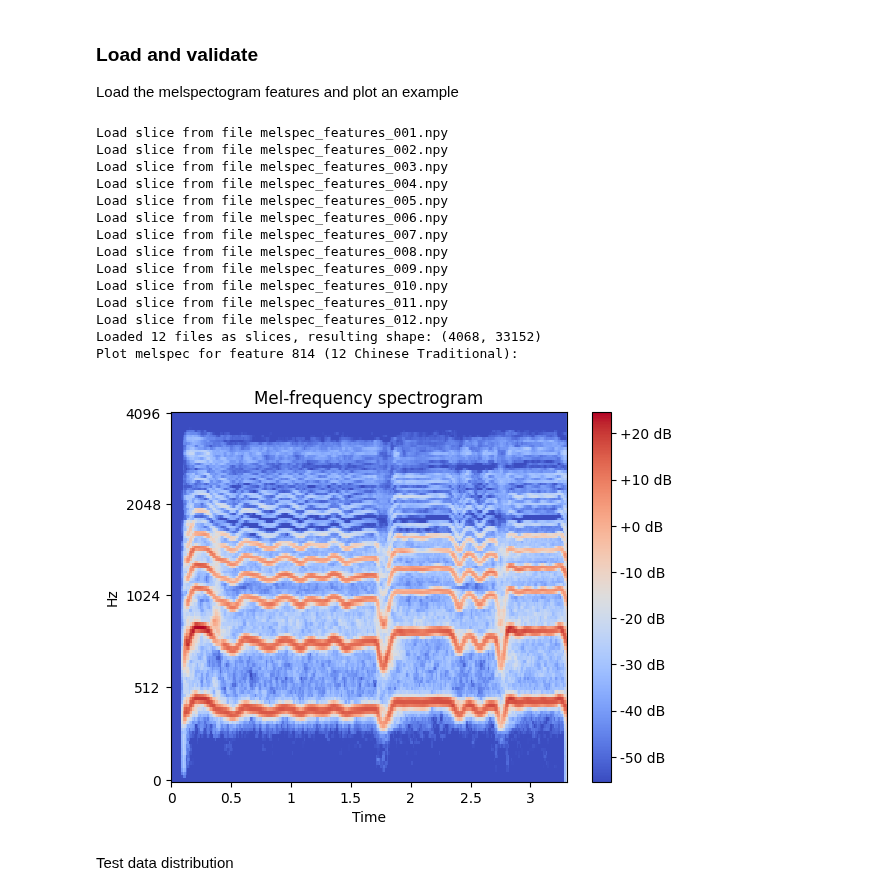
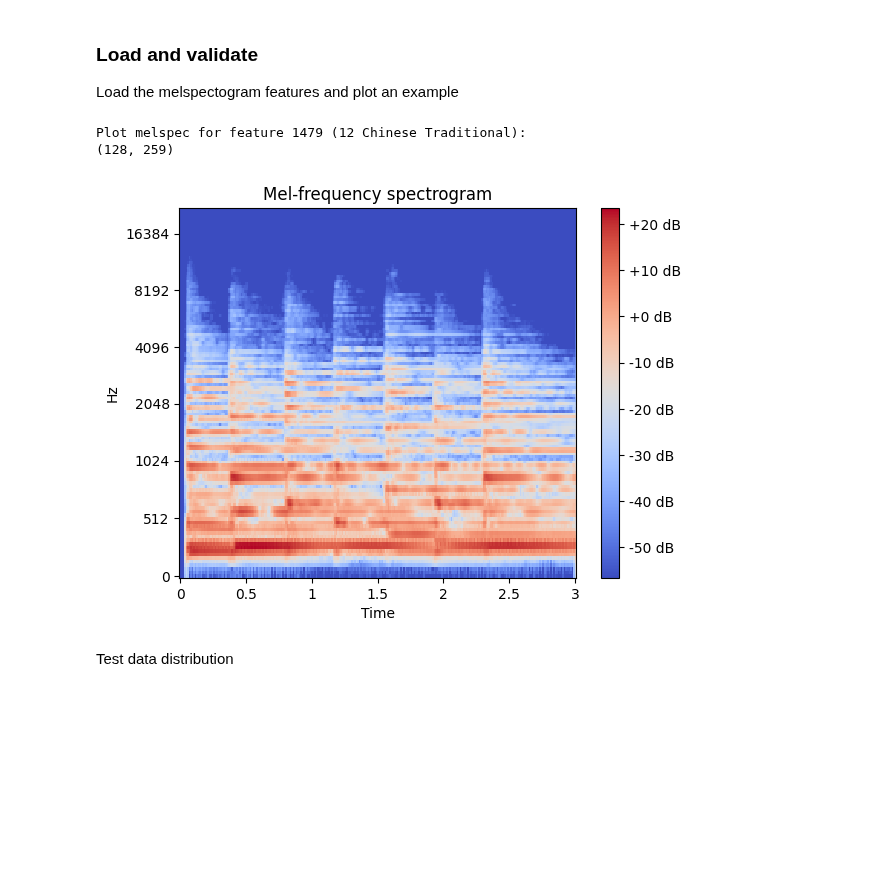
Before and after one commit to michaelstuffer98/ai_industry_project, a Jupyter notebook: feature_extraction.ipynb, the cells around one changed output. Cells and saved outputs as stored; diff of their text form; code cells hidden in the pictures; blank space fills up the shorter version.

Commit message:
update and save preprocess plots

```diff
--- a/feature_extraction.ipynb
+++ b/feature_extraction.ipynb
@@ -280,39 +283,30 @@ Saved file to slices melspec_features
 ### Load and validate
 Load the melspectogram features and plot an example
 # %%
-features_spectogram = utils.load_sliced_numpy_array('melspec_features')
-labels = np.load('data/labels.npy')
+config = utils.get_config('preprocess')
+
+#features_spectogram = utils.load_sliced_numpy_array('melspec_features')
+#labels = np.load('data/labels.npy')
 
 n_mels = config['melspectogram']['n_mels']
 
 x = randint(0, features_spectogram.shape[0]-1)
 
 labels_to_id = utils.get_class_mapping()
 id_to_labels = {}
 for key in labels_to_id:
     id_to_labels[labels_to_id[key]] = key
 
 print(f'Plot melspec for feature {x} ({id_to_labels[np.argmax(labels[x])]}):')
 
 feature_to_plot = features_spectogram[x, :].reshape(n_mels, -1)
+print(feature_to_plot.shape)
 print()
-plot.plot_melspectogram(feature_to_plot, 40_000, fmax=4096, calculate_db=False, save_fig=False)
+plot.plot_melspectogram(feature_to_plot, config['original_sample_rate'], fmax=config['original_sample_rate']/2, calculate_db=False, save_fig=False)
 # %% [output]
-Load slice from file melspec_features_001.npy
-Load slice from file melspec_features_002.npy
-Load slice from file melspec_features_003.npy
-Load slice from file melspec_features_004.npy
-Load slice from file melspec_features_005.npy
-Load slice from file melspec_features_006.npy
-Load slice from file melspec_features_007.npy
-Load slice from file melspec_features_008.npy
-Load slice from file melspec_features_009.npy
-Load slice from file melspec_features_010.npy
-Load slice from file melspec_features_011.npy
-Load slice from file melspec_features_012.npy
-Loaded 12 files as slices, resulting shape: (4068, 33152)
-Plot melspec for feature 814 (12 Chinese Traditional):
+Plot melspec for feature 1479 (12 Chinese Traditional):
+(128, 259)
-[figure, old version]
+[figure, new version]
 # %% [markdown]
 Test data distribution
 # %%
```
Also changed, not shown: parts of 1 cell of this notebook, 4 other files.
